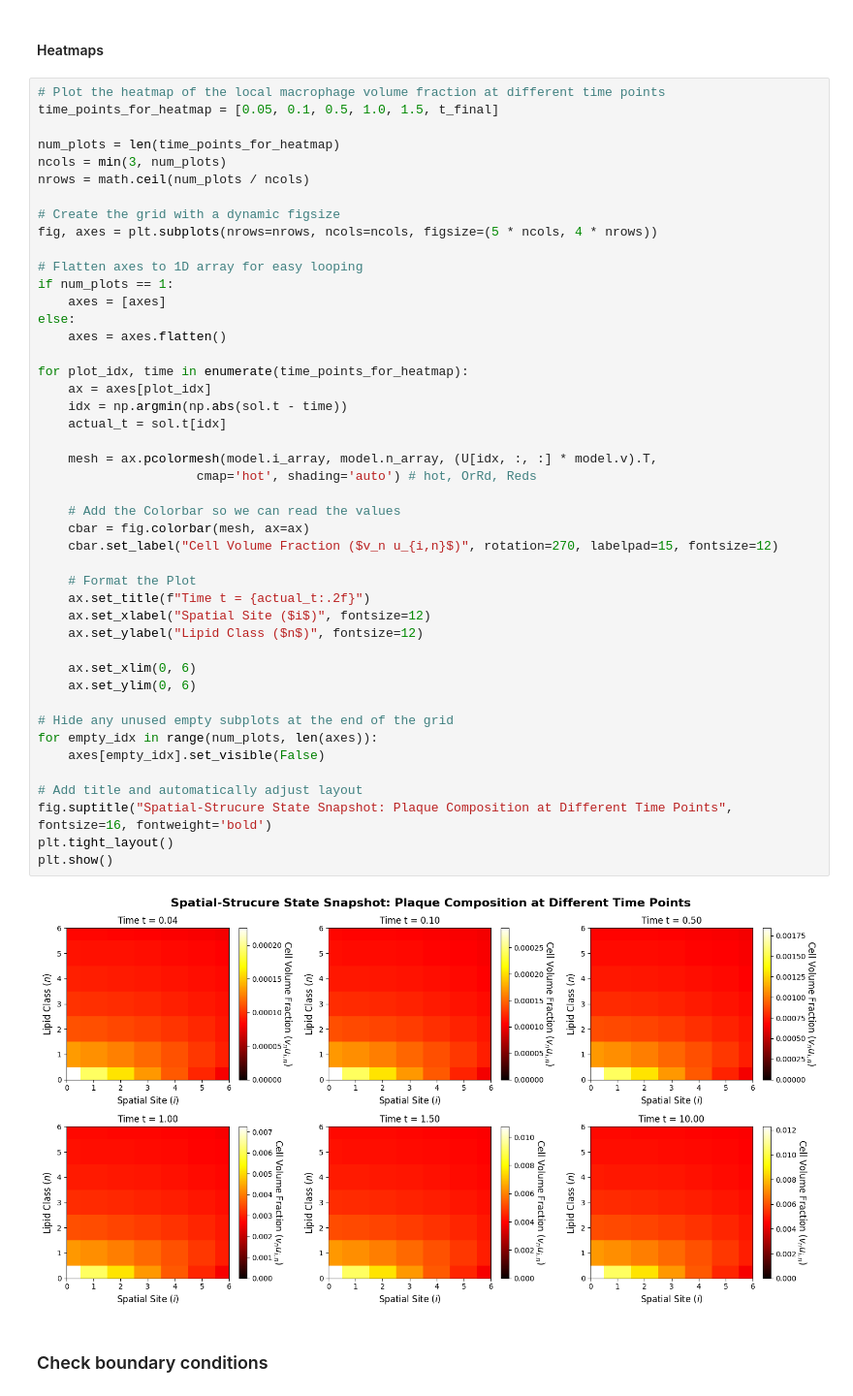
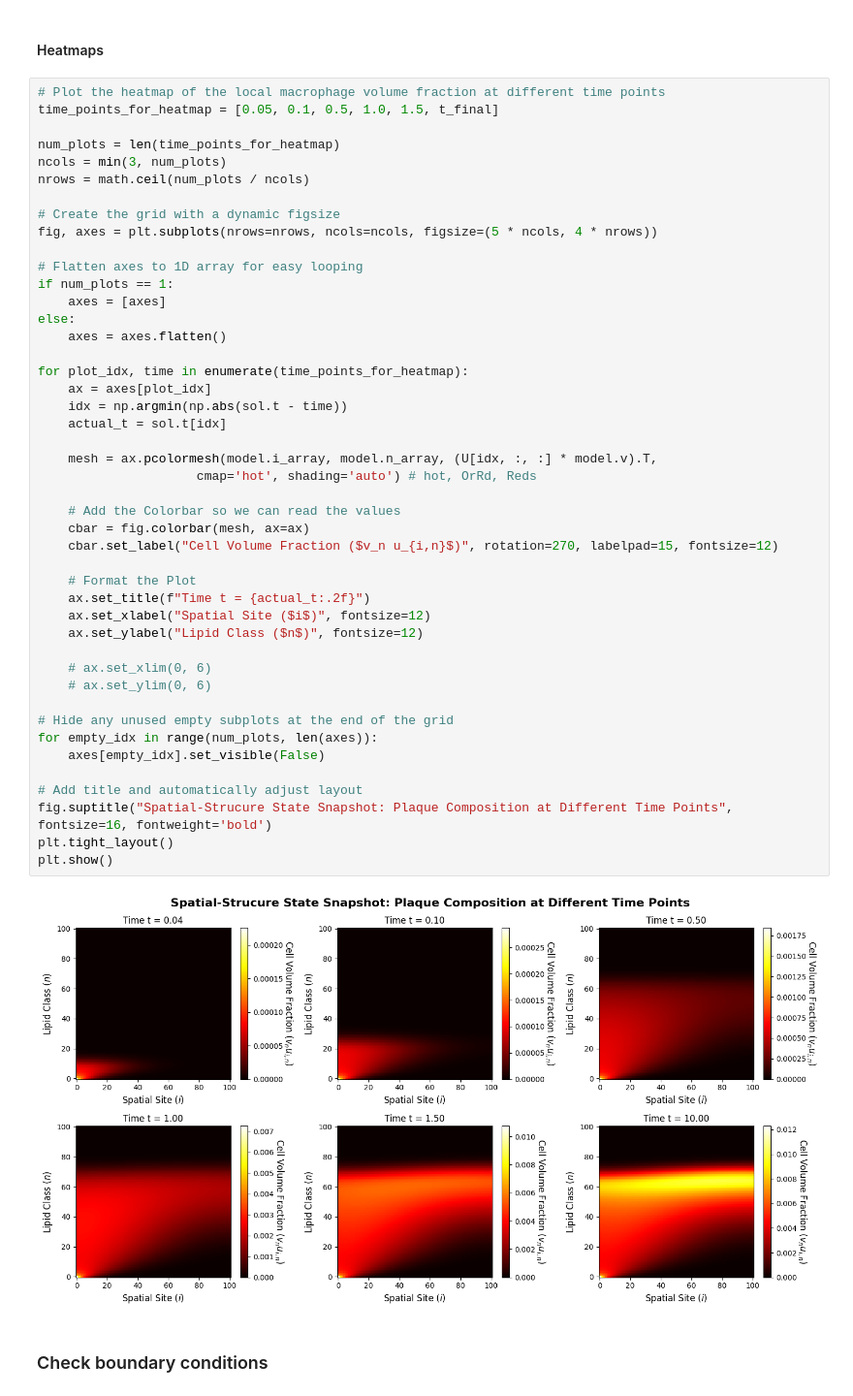
Before and after one commit to eleonoraagostinelli/VolumeFilling-Multiscale-Model, a Jupyter notebook: Discrete_SpaceStructure_Solver.ipynb, the cells around one changed output. Shown at 97% size. Saved outputs shown, nothing was run; the diff lists cells and outputs as text.

```diff
--- a/Discrete_SpaceStructure_Solver.ipynb
+++ b/Discrete_SpaceStructure_Solver.ipynb
@@ -246,36 +246,36 @@ if num_plots == 1:
 else:
     axes = axes.flatten()
 
 for plot_idx, time in enumerate(time_points_for_heatmap):
     ax = axes[plot_idx]
     idx = np.argmin(np.abs(sol.t - time))
     actual_t = sol.t[idx]
 
     mesh = ax.pcolormesh(model.i_array, model.n_array, (U[idx, :, :] * model.v).T,
                      cmap='hot', shading='auto') # hot, OrRd, Reds
 
     # Add the Colorbar so we can read the values
     cbar = fig.colorbar(mesh, ax=ax)
     cbar.set_label("Cell Volume Fraction ($v_n u_{i,n}$)", rotation=270, labelpad=15, fontsize=12)
 
     # Format the Plot
     ax.set_title(f"Time t = {actual_t:.2f}")
     ax.set_xlabel("Spatial Site ($i$)", fontsize=12)
     ax.set_ylabel("Lipid Class ($n$)", fontsize=12)
 
-    ax.set_xlim(0, 6)
-    ax.set_ylim(0, 6)
+    # ax.set_xlim(0, 6)
+    # ax.set_ylim(0, 6)
 
 # Hide any unused empty subplots at the end of the grid
 for empty_idx in range(num_plots, len(axes)):
     axes[empty_idx].set_visible(False)
 
 # Add title and automatically adjust layout
 fig.suptitle("Spatial-Strucure State Snapshot: Plaque Composition at Different Time Points", fontsize=16, fontweight='bold')
 plt.tight_layout()
 plt.show()
 # %% [output]
-[figure, old version]
+[figure, new version]
 # %% [markdown]
 ### Check boundary conditions
 # %% [markdown]
```
Also changed, not shown: parts of 4 cells of this notebook.
